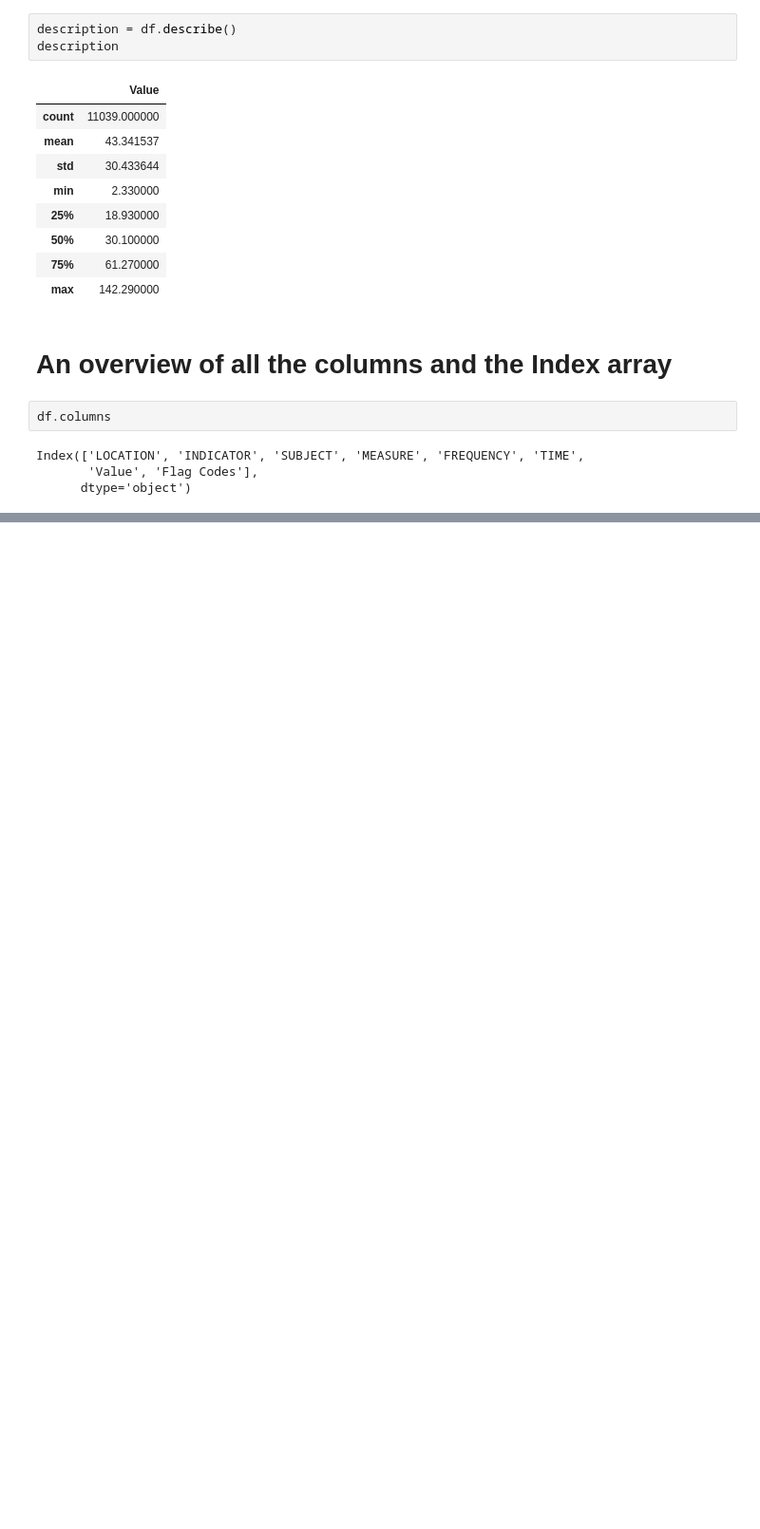
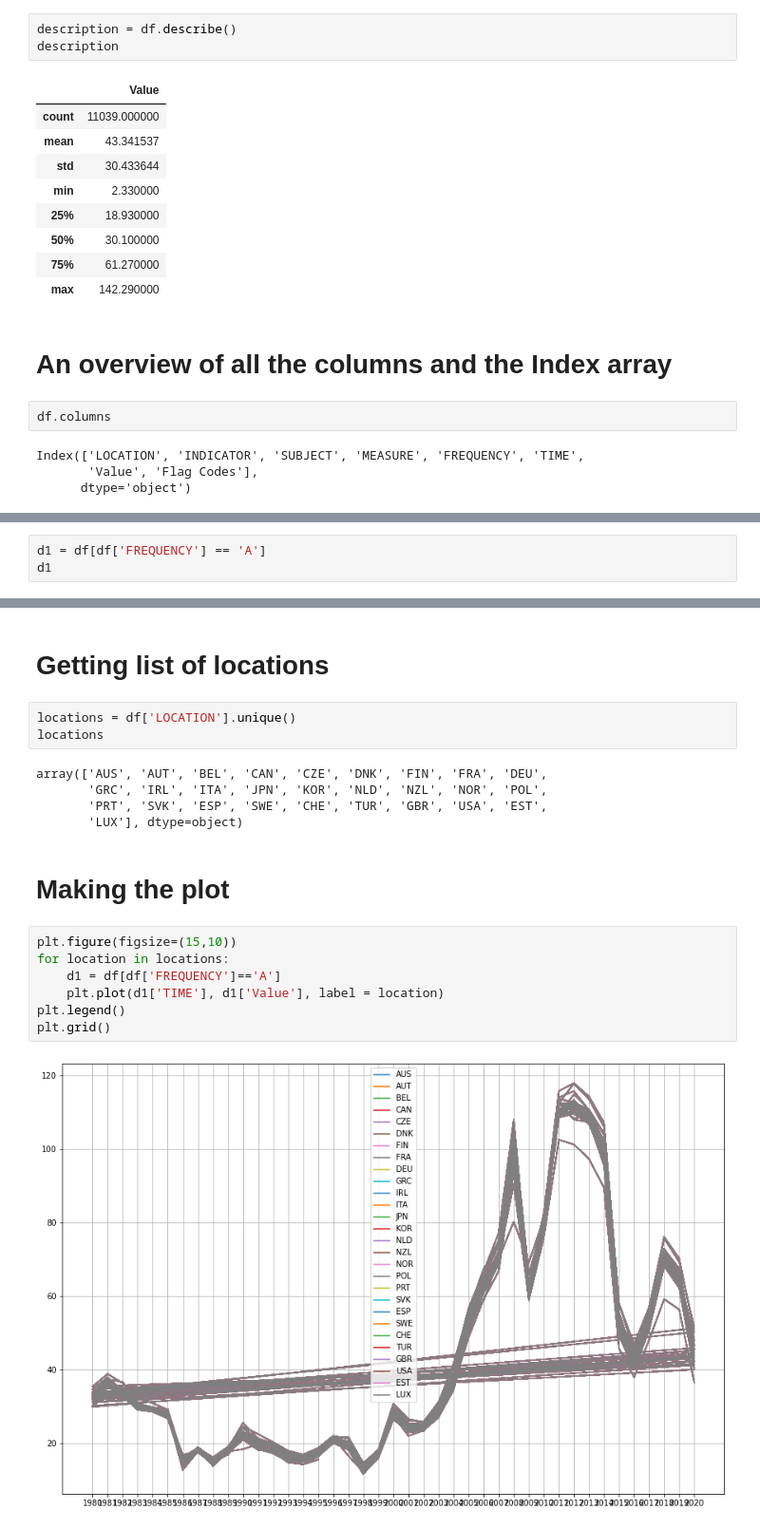
Before and after one commit to achen2018/cs103a-cpa01, a Jupyter notebook: cpa01.ipynb, the cells around one changed output, grey strips where cells are left out. Shown: that part at 95% size. Cells and saved outputs as stored; diff of their text form; blank space fills up the shorter version.

Commit message:
plot and pivot table created

```diff
--- a/cpa01.ipynb
+++ b/cpa01.ipynb
@@ -62,0 +65,3 @@ Index(['LOCATION', 'INDICATOR', 'SUBJECT', 'MEASURE', 'FREQUENCY', 'TIME',
+# %%
+d1 = df[df['FREQUENCY'] == 'A']
+d1
@@ -62,0 +82,21 @@ Index(['LOCATION', 'INDICATOR', 'SUBJECT', 'MEASURE', 'FREQUENCY', 'TIME',
+# %% [markdown]
+# Getting list of locations
+# %%
+locations = df['LOCATION'].unique()
+locations
+# %% [output]
+array(['AUS', 'AUT', 'BEL', 'CAN', 'CZE', 'DNK', 'FIN', 'FRA', 'DEU',
+       'GRC', 'IRL', 'ITA', 'JPN', 'KOR', 'NLD', 'NZL', 'NOR', 'POL',
+       'PRT', 'SVK', 'ESP', 'SWE', 'CHE', 'TUR', 'GBR', 'USA', 'EST',
+       'LUX'], dtype=object)
+# %% [markdown]
+# Making the plot
+# %%
+plt.figure(figsize=(15,10))
+for location in locations:
+    d1 = df[df['FREQUENCY']=='A']
+    plt.plot(d1['TIME'], d1['Value'], label = location)
+plt.legend()
+plt.grid()
+# %% [output]
+[figure, added]
```
Also changed, not shown: parts of 4 cells of this notebook.
